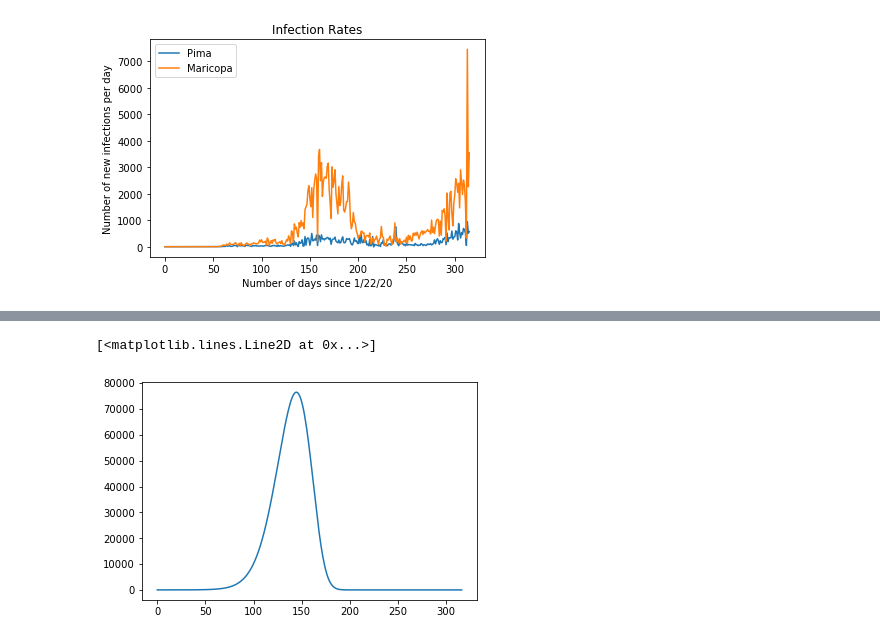
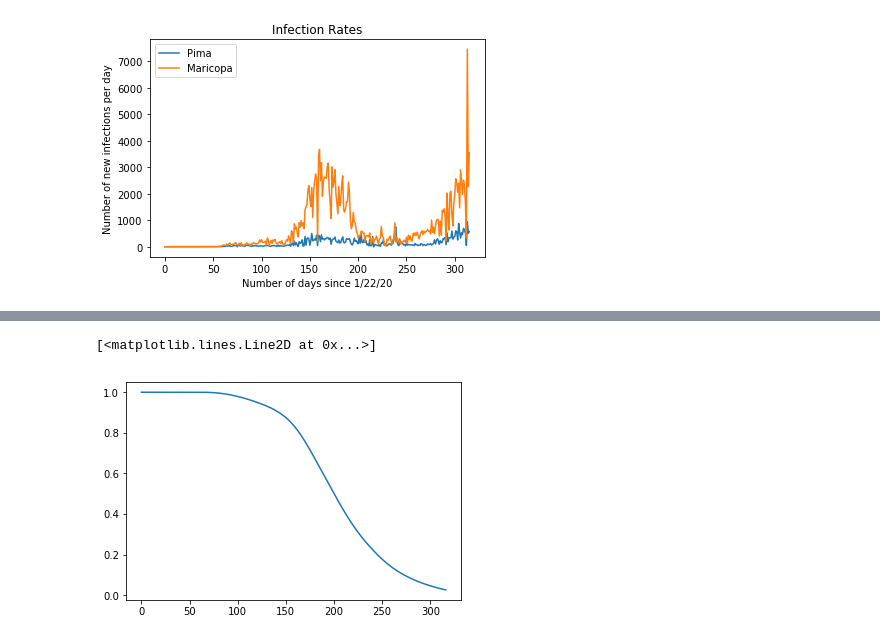
Before and after one commit to Rubalicious/vaccine-allocation, a Jupyter notebook: data.ipynb, the cells around one changed output, grey strips where cells are left out. Saved outputs shown, nothing was run; the diff lists cells and outputs as text; code cells hidden in the pictures.

```diff
--- a/data.ipynb
+++ b/data.ipynb
@@ -91,33 +101,36 @@ plt.show()
 # %%
 # Suppose
 I = I_pima
 dI = dI_pima
 # get first non-zero entry
 I0 = I[next((i for i, x in enumerate(I) if x), None)]
-alpha = 0
-gamma = 0.9 # assumption
+alpha = 0 # turn off for now
+gamma = 0 # assumption
+
+# Note: S_t is normalized by N_Pima
 S = lambda t: float(N_Pima-I0)*np.prod([1-alpha-float(I[s])/N_Pima for s in range(t-1)])/N_Pima
 S_pima = map(S, range(T))
 # would like to find a way to write the following using map, or filter
 dS_pima = [S_pima[i+1]-S_pima[i] for i in range(T-1)]
 
 
 log_I_fun = lambda t: np.sum([np.log(1-gamma+S_pima[s]) for s in range(t-1)])
 log_I = map(log_I_fun, range(T))
 I_remade = map(lambda x: np.exp(x), log_I)
 
 
 
-I_fun = lambda t: np.prod([1-gamma+S_pima[s] for s in range(t-1)])
+I_fun = lambda t: np.prod([1-gamma+S_pima[s] for s in range(t-1)])/N_Pima
 I_recreated = map(I_fun, range(T))
 I_recreated
 
-# plt.plot(range(T), S_pima)
+plt.plot(range(T), S_pima)
 # plt.plot(range(T), 1-S_pima)
 # plt.plot(range(T-1), dI)
-plt.plot(range(T), I_recreated)
-# plt.plot(range(T), 10000*I/N_Pima)
+# plt.plot(range(T), I_recreated)
+# plt.plot(range(T-1), 10000*dI/N_Pima)
 # plt.plot(range(T), I)
+# plt.show()
 # %% [output]
 [<matplotlib.lines.Line2D at 0x...>]
-[figure, old version]
+[figure, new version]
```
Also changed, not shown: parts of 11 cells of this notebook.
